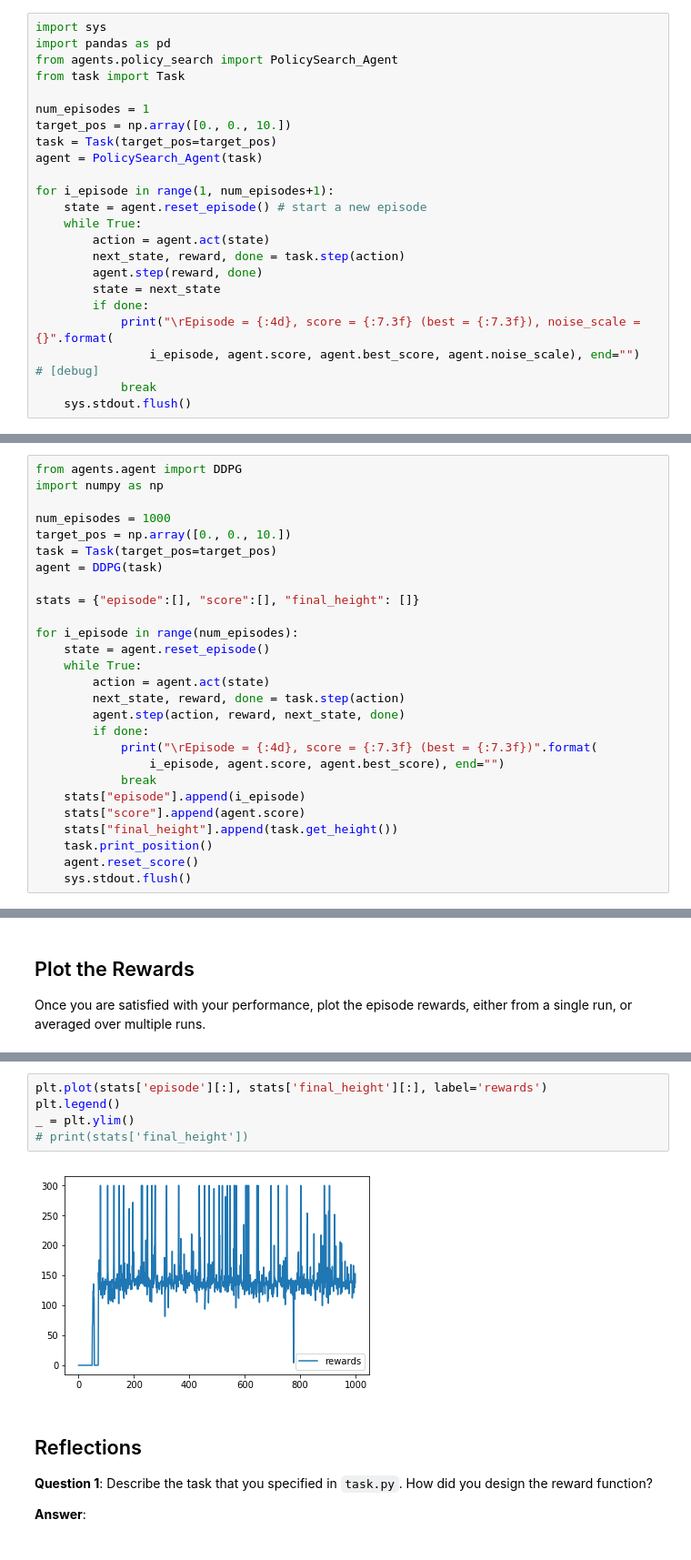
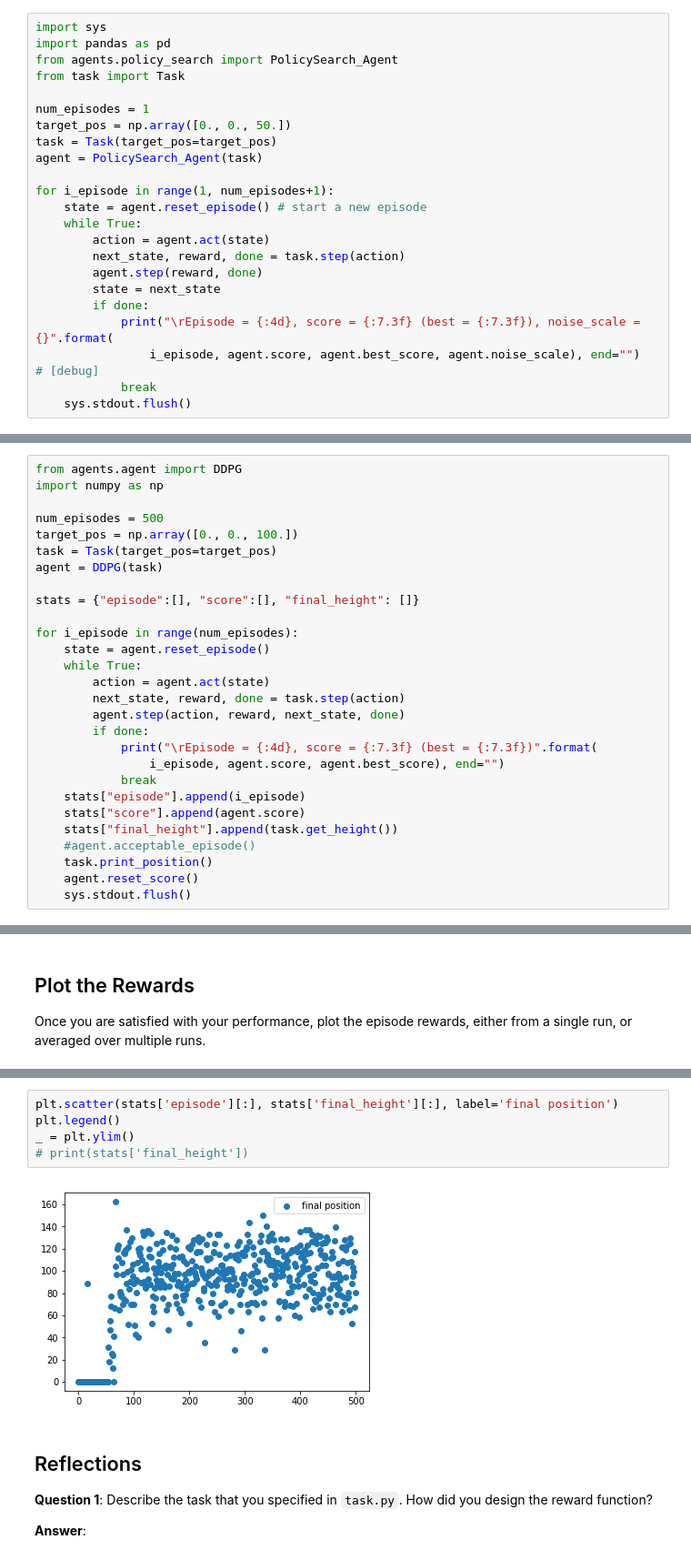
Before and after one commit to ariel-ms/machine-learning-nd, a Jupyter notebook: projects/RL-Quadcopter-2/Quadcopter_Project.ipynb, the cells around one changed output, grey strips where cells are left out. Shown: that part at 91% size. Saved outputs shown, nothing was run; the diff lists cells and outputs as text.

```diff
--- a/projects/RL-Quadcopter-2/Quadcopter_Project.ipynb
+++ b/projects/RL-Quadcopter-2/Quadcopter_Project.ipynb
@@ -181,7 +181,7 @@ from agents.policy_search import PolicySearch_Agent
 from task import Task
 
 num_episodes = 1
-target_pos = np.array([0., 0., 10.])
+target_pos = np.array([0., 0., 50.])
 task = Task(target_pos=target_pos)
 agent = PolicySearch_Agent(task)
 
@@ -215,8 +215,8 @@ As you develop your agent, it's important to keep an eye on how it's performing.
 from agents.agent import DDPG
 import numpy as np
 
-num_episodes = 1000
-target_pos = np.array([0., 0., 10.])
+num_episodes = 500
+target_pos = np.array([0., 0., 100.])
 task = Task(target_pos=target_pos)
 agent = DDPG(task)
 
@@ -235,6 +235,7 @@ for i_episode in range(num_episodes):
     stats["episode"].append(i_episode)
     stats["score"].append(agent.score)
     stats["final_height"].append(task.get_height())
+    #agent.acceptable_episode()
     task.print_position()
     agent.reset_score()
     sys.stdout.flush()
@@ -271,10 +272,10 @@ _ = plt.ylim()
 # %%
-plt.plot(stats['episode'][:], stats['final_height'][:], label='rewards')
+plt.scatter(stats['episode'][:], stats['final_height'][:], label='final position')
 plt.legend()
 _ = plt.ylim()
 # print(stats['final_height'])
 # %% [output]
-[figure, old version]
+[figure, new version]
 # %% [markdown]
 ## Reflections
 
```
Also changed, not shown: parts of 9 cells of this notebook, 4 other files.
